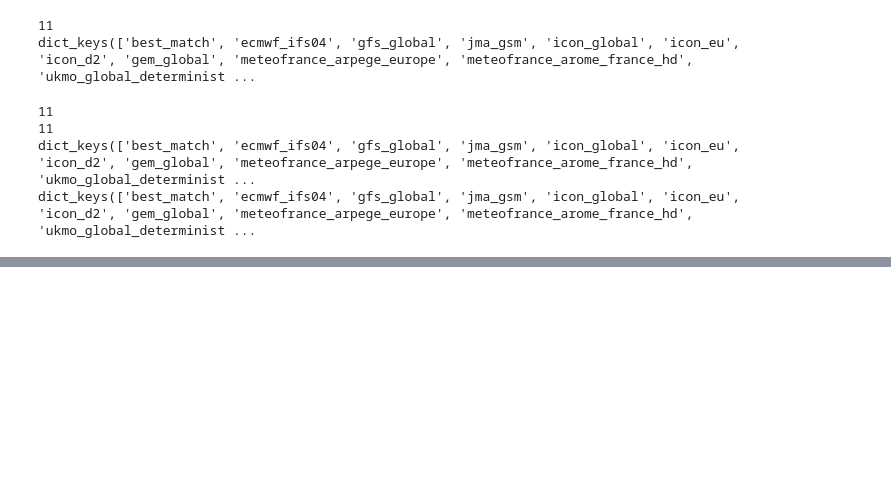
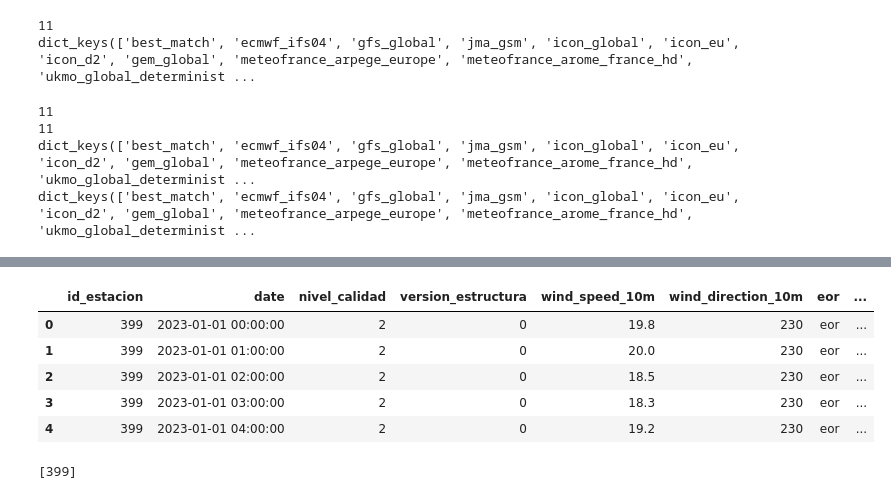
Before and after one commit to Lucia1009/TFG-Plataforma-para-la-prediccion-de-potencia-electrica-generada-en-parques-eolicos, a Jupyter notebook: modelos/Comparacion_modelos_series_temporales.ipynb, the cells around one changed output, grey strips where cells are left out. Saved outputs shown, nothing was run; the diff lists cells and outputs as text; code cells hidden in the pictures; blank space fills up the shorter version.

```diff
--- a/modelos/Comparacion_modelos_series_temporales.ipynb
+++ b/modelos/Comparacion_modelos_series_temporales.ipynb
@@ -903,0 +977,6 @@ if __name__ == '__main__':
+# %%
+# Cambiar el formato de la fecha
+reales['date'] = pd.to_datetime(reales['date'], format='%Y%m%d%H', errors='coerce')
+temperatura['date'] = pd.to_datetime(temperatura['date'], format='%Y%m%d%H', errors='coerce')
+display(reales.head())
+display(temperatura.head())
@@ -903,0 +996,17 @@ if __name__ == '__main__':
+# %%
+# Borrar las filas en las que algún campo sea -999 (quito nulos)
+print(reales.shape)
+print(temperatura.shape)
+
+reales = reales[reales['wind_speed_10m'] != -999]
+temperatura = temperatura[temperatura['temperature_2m'] != -999]
+print()
+
+print(reales.shape)
+print(temperatura.shape)
+reales = reales[reales['wind_direction_10m'] != -999]
+temperatura = temperatura[temperatura['temperature_2m'] != -999]
+print()
+
+print(reales.shape)
+print(temperatura.shape)
@@ -903,0 +1058,14 @@ if __name__ == '__main__':
+# %%
+# Merge las temperaturas y los reales
+reales_2023_2024 = pd.merge(reales_2023_2024, temperatura_2023_2024[['date', 'temperature_2m']], on='date', how='inner')
+
+display(reales_2023_2024.head())
+print(reales_2023_2024['id_estacion'].unique())
+# %% [output]
+|  | id_estacion | date | nivel_calidad | version_estructura | wind_speed_10m | wind_direction_10m | eor | ... |
+| 0 | 399 | 2023-01-01 00:00:00 | 2 | 0 | 19.8 | 230 | eor | ... |
+| 1 | 399 | 2023-01-01 01:00:00 | 2 | 0 | 20.0 | 230 | eor | ... |
+| 2 | 399 | 2023-01-01 02:00:00 | 2 | 0 | 18.5 | 230 | eor | ... |
+| 3 | 399 | 2023-01-01 03:00:00 | 2 | 0 | 18.3 | 230 | eor | ... |
+| 4 | 399 | 2023-01-01 04:00:00 | 2 | 0 | 19.2 | 230 | eor | ... |
+[399]
```
Also changed, not shown: parts of 21 cells of this notebook.
